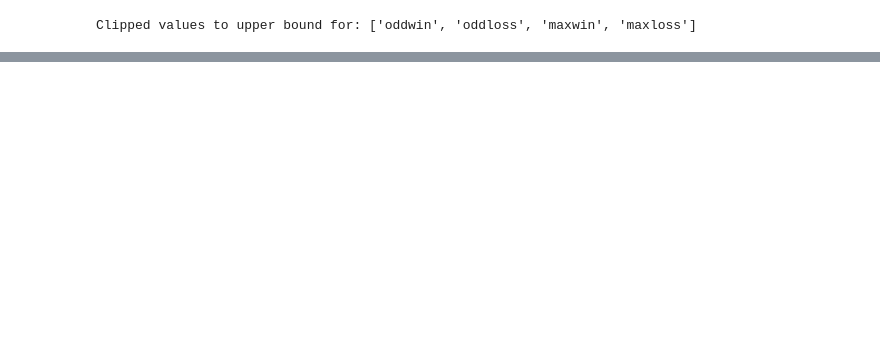
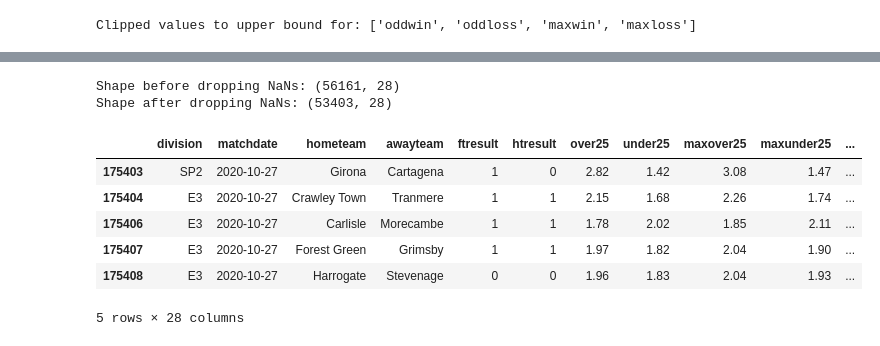
Before and after one commit to iAboud98/champions-league-winner-prediction-2025-2026, a Jupyter notebook: main.ipynb, the cells around one changed output, grey strips where cells are left out. Cells and saved outputs as stored; diff of their text form; code cells hidden in the pictures; blank space fills up the shorter version.

```diff
--- a/main.ipynb
+++ b/main.ipynb
@@ -515,0 +575,60 @@ Clipped values to upper bound for: ['oddwin', 'oddloss', 'maxwin', 'maxloss']
+# %%
+features_to_roll = [
+    'ftgoalsdiff', 'htgoalsdiff', 'shotsdiff', 'targetdiff',
+    'foulsdiff', 'cornersdiff', 'yellowdiff', 'reddiff'
+]
+
+home_stats = df[['matchdate', 'hometeam'] + features_to_roll].copy()
+home_stats['match_index'] = home_stats.index
+home_stats = home_stats.rename(columns={'hometeam': 'team'})
+
+away_stats = df[['matchdate', 'awayteam'] + features_to_roll].copy()
+away_stats['match_index'] = away_stats.index
+away_stats = away_stats.rename(columns={'awayteam': 'team'})
+
+for col in features_to_roll:
+    away_stats[col] = -away_stats[col]
+
+team_stats = pd.concat([home_stats, away_stats])
+team_stats = team_stats.sort_values(['team', 'matchdate'])
+
+rolling_cols = [f'{col}_last5' for col in features_to_roll]
+team_stats[rolling_cols] = team_stats.groupby('team')[features_to_roll].transform(
+    lambda x: x.shift(1).rolling(window=5).mean()
+)
+
+home_rolling = team_stats.loc[home_stats.index, rolling_cols + ['match_index']].set_index('match_index')
+
+stats_home_mapped = team_stats[team_stats['match_index'].isin(home_stats['match_index']) & (team_stats['team'].isin(df['hometeam']))]
+
+home_stats_keys = df[['hometeam']].copy()
+home_stats_keys['match_index'] = df.index
+home_stats_keys = home_stats_keys.rename(columns={'hometeam': 'team'})
+
+away_stats_keys = df[['awayteam']].copy()
+away_stats_keys['match_index'] = df.index
+away_stats_keys = away_stats_keys.rename(columns={'awayteam': 'team'})
+
+home_rolling = pd.merge(home_stats_keys, team_stats[['team', 'match_index'] + rolling_cols], on=['team', 'match_index'], how='left').set_index('match_index')
+away_rolling = pd.merge(away_stats_keys, team_stats[['team', 'match_index'] + rolling_cols], on=['team', 'match_index'], how='left').set_index('match_index')
+
+for col in features_to_roll:
+    df[f'{col}last5'] = home_rolling[f'{col}_last5'] - away_rolling[f'{col}_last5']
+
+df = df.drop(columns=features_to_roll)
+
+print(f"Shape before dropping NaNs: {df.shape}")
+df = df.dropna()
+print(f"Shape after dropping NaNs: {df.shape}")
+
+df.head()
+# %% [output]
+Shape before dropping NaNs: (56161, 28)
+Shape after dropping NaNs: (53403, 28)
+|  | division | matchdate | hometeam | awayteam | ftresult | htresult | over25 | under25 | maxover25 | maxunder25 | ... |
+| 175403 | SP2 | 2020-10-27 | Girona | Cartagena | 1 | 0 | 2.82 | 1.42 | 3.08 | 1.47 | ... |
+| 175404 | E3 | 2020-10-27 | Crawley Town | Tranmere | 1 | 1 | 2.15 | 1.68 | 2.26 | 1.74 | ... |
+| 175406 | E3 | 2020-10-27 | Carlisle | Morecambe | 1 | 1 | 1.78 | 2.02 | 1.85 | 2.11 | ... |
+| 175407 | E3 | 2020-10-27 | Forest Green | Grimsby | 1 | 1 | 1.97 | 1.82 | 2.04 | 1.90 | ... |
+| 175408 | E3 | 2020-10-27 | Harrogate | Stevenage | 0 | 0 | 1.96 | 1.83 | 2.04 | 1.93 | ... |
+5 rows × 28 columns
```
Also changed, not shown: parts of 5 cells of this notebook.
